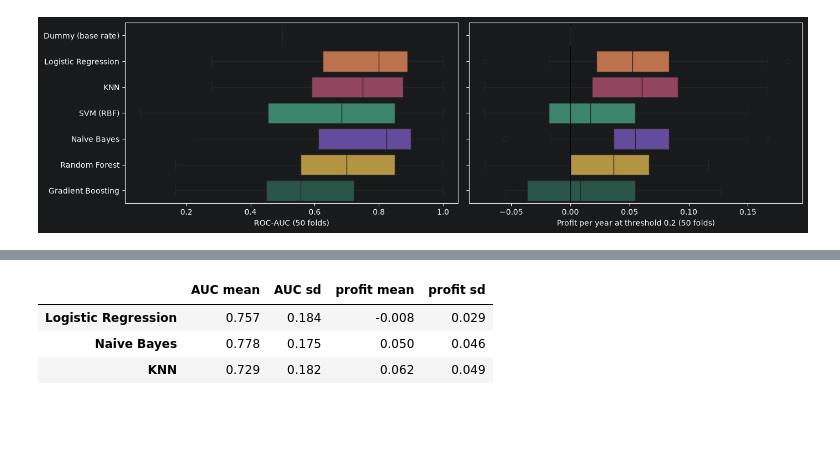
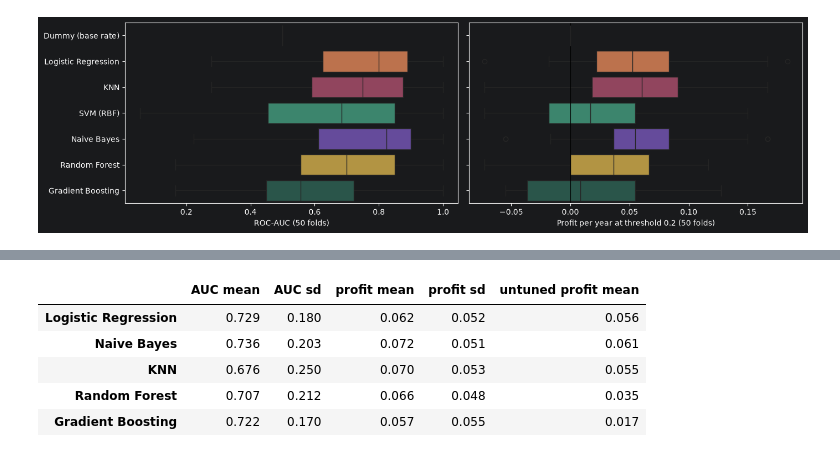
Before and after one commit to GLopezAngel/P1-Early-Spring-Ultron, a Jupyter notebook: Early Spring - Training.ipynb, the cells around one changed output, grey strips where cells are left out. Cells and saved outputs as stored; diff of their text form; code cells hidden in the pictures; blank space fills up the shorter version.

```diff
--- a/Early Spring - Training.ipynb
+++ b/Early Spring - Training.ipynb
@@ -423,16 +493,23 @@ KNN: 9 preprocessing + 3 model hyperparameters
 # %%
-# Randomized search over preprocessing + model hyperparameters, scored with ROC-AUC
-# (AUC is more stable than profit at one fixed threshold, which swings a lot with ~11 early springs)
-cv_search = RepeatedStratifiedKFold(n_splits=5, n_repeats=3, random_state=RANDOM_STATE)
+# Randomized search over preprocessing + model hyperparameters, scored on profit per year at 0.2
+# (ROC-AUC is recorded too). Profit is noisy with ~11 early springs, so use 4 repeats of 5-fold CV.
+cv_search = RepeatedStratifiedKFold(n_splits=5, n_repeats=4, random_state=RANDOM_STATE)
+search_scoring = {"profit": profit_score, "auc": "roc_auc"}
+
 tuned, rows = {}, []
 for name, (model, space) in search_space.items():
     pipe = Pipeline([("prep", make_preprocessor()), ("model", model)])
-    search = RandomizedSearchCV(pipe, {**prep_space, **space}, n_iter=40, cv=cv_search,
-                                scoring="roc_auc", random_state=RANDOM_STATE, n_jobs=-1)
+    search = RandomizedSearchCV(pipe, {**prep_space, **space}, n_iter=N_ITER, cv=cv_search,
+                                scoring=search_scoring, refit="profit",
+                                random_state=RANDOM_STATE, n_jobs=-1)
     search.fit(X_train, y_train)
     tuned[name] = search.best_estimator_
-    rows.append({"model": name, "best CV AUC (optimistic)": search.best_score_, **search.best_params_})
+    i = search.best_index_
+    rows.append({"model": name,
+                 "best CV profit (optimistic)": search.cv_results_["mean_test_profit"][i],
+                 "CV AUC of that setting": search.cv_results_["mean_test_auc"][i],
+                 **search.best_params_})
 tuning_results = pd.DataFrame(rows).set_index("model")
-display(tuning_results.iloc[:, :1].round(3))
-tuning_results.iloc[:, 1:].T       # the winning settings for each model
+display(tuning_results.iloc[:, :2].round(3))
+tuning_results.iloc[:, 2:].T       # the winning settings for each model
 # %% [output]
@@ -461,14 +546,19 @@ tuning_results.iloc[:, 1:].T       # the winning settings for each model
 # %%
-# Re-score with the same repeated CV as before, to compare with the untuned results
-rows = {}
-for name, est in tuned.items():
-    r = cross_validate(est, X_train, y_train, cv=cv_rep, n_jobs=-1,
+# Re-score every tuned model with fresh folds (a different random split than the search used)
+cv_check = RepeatedStratifiedKFold(n_splits=5, n_repeats=10, random_state=RANDOM_STATE + 1)
+
+def rescore(est):
+    r = cross_validate(est, X_train, y_train, cv=cv_check, n_jobs=-1,
                        scoring={"auc": "roc_auc", "profit": profit_score})
-    rows[name] = {"AUC mean": r["test_auc"].mean(), "AUC sd": r["test_auc"].std(),
-                  "profit mean": r["test_profit"].mean(), "profit sd": r["test_profit"].std()}
-pd.DataFrame(rows).T.round(3)
+    return pd.Series({"AUC mean": r["test_auc"].mean(), "AUC sd": r["test_auc"].std(),
+                      "profit mean": r["test_profit"].mean(), "profit sd": r["test_profit"].std()})
+
+candidate_cv = pd.DataFrame({name: rescore(est) for name, est in tuned.items()}).T
+candidate_cv.join(summary["profit mean"].rename("untuned profit mean")).round(3)
 # %% [output]
-|  | AUC mean | AUC sd | profit mean | profit sd |
-| Logistic Regression | 0.757 | 0.184 | -0.008 | 0.029 |
-| Naive Bayes | 0.778 | 0.175 | 0.050 | 0.046 |
-| KNN | 0.729 | 0.182 | 0.062 | 0.049 |
+|  | AUC mean | AUC sd | profit mean | profit sd | untuned profit mean |
+| Logistic Regression | 0.729 | 0.180 | 0.062 | 0.052 | 0.056 |
+| Naive Bayes | 0.736 | 0.203 | 0.072 | 0.051 | 0.061 |
+| KNN | 0.676 | 0.250 | 0.070 | 0.053 | 0.055 |
+| Random Forest | 0.707 | 0.212 | 0.066 | 0.048 | 0.035 |
+| Gradient Boosting | 0.722 | 0.170 | 0.057 | 0.055 | 0.017 |
```
Also changed, not shown: parts of 21 cells of this notebook, 1 other file.
